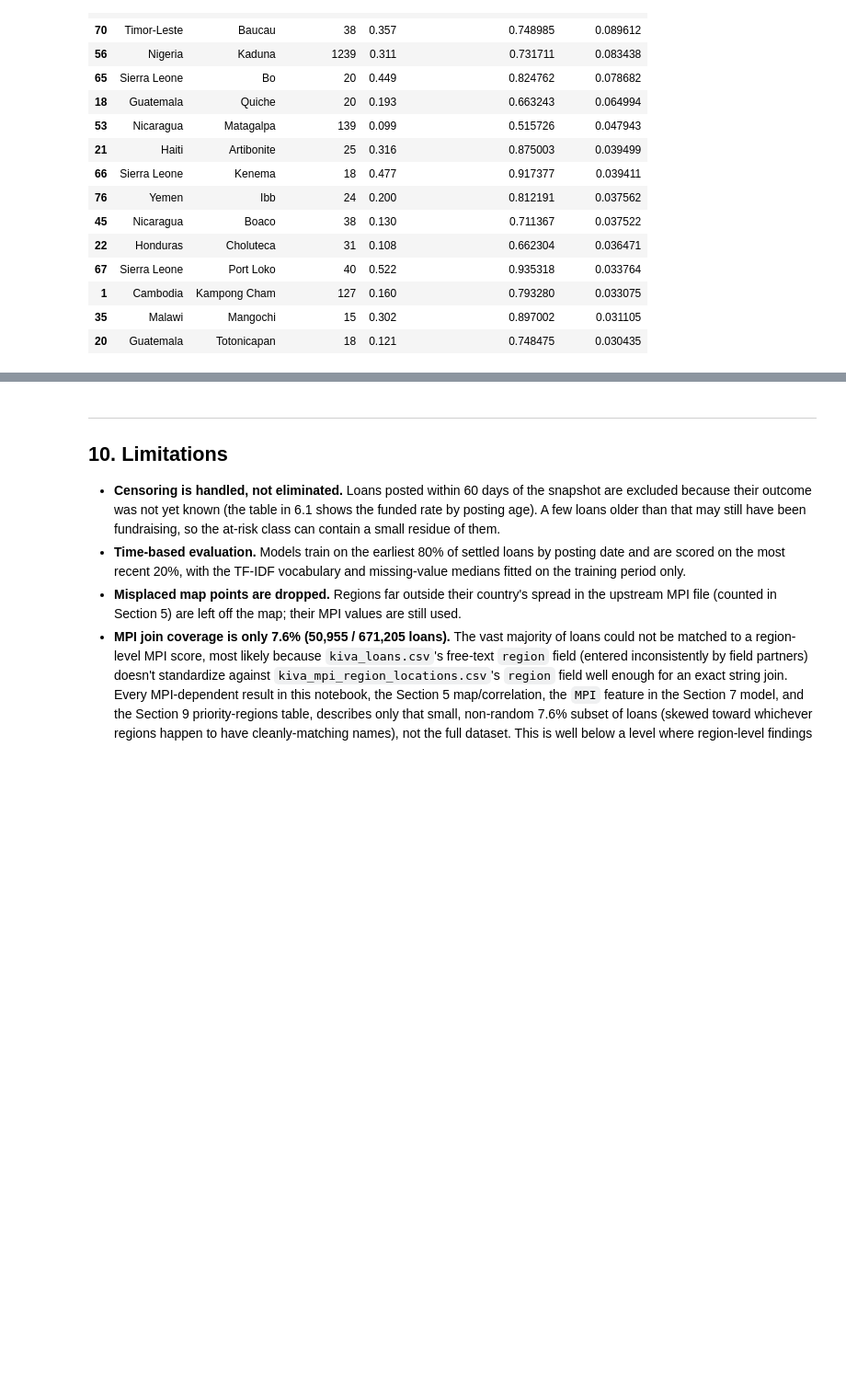
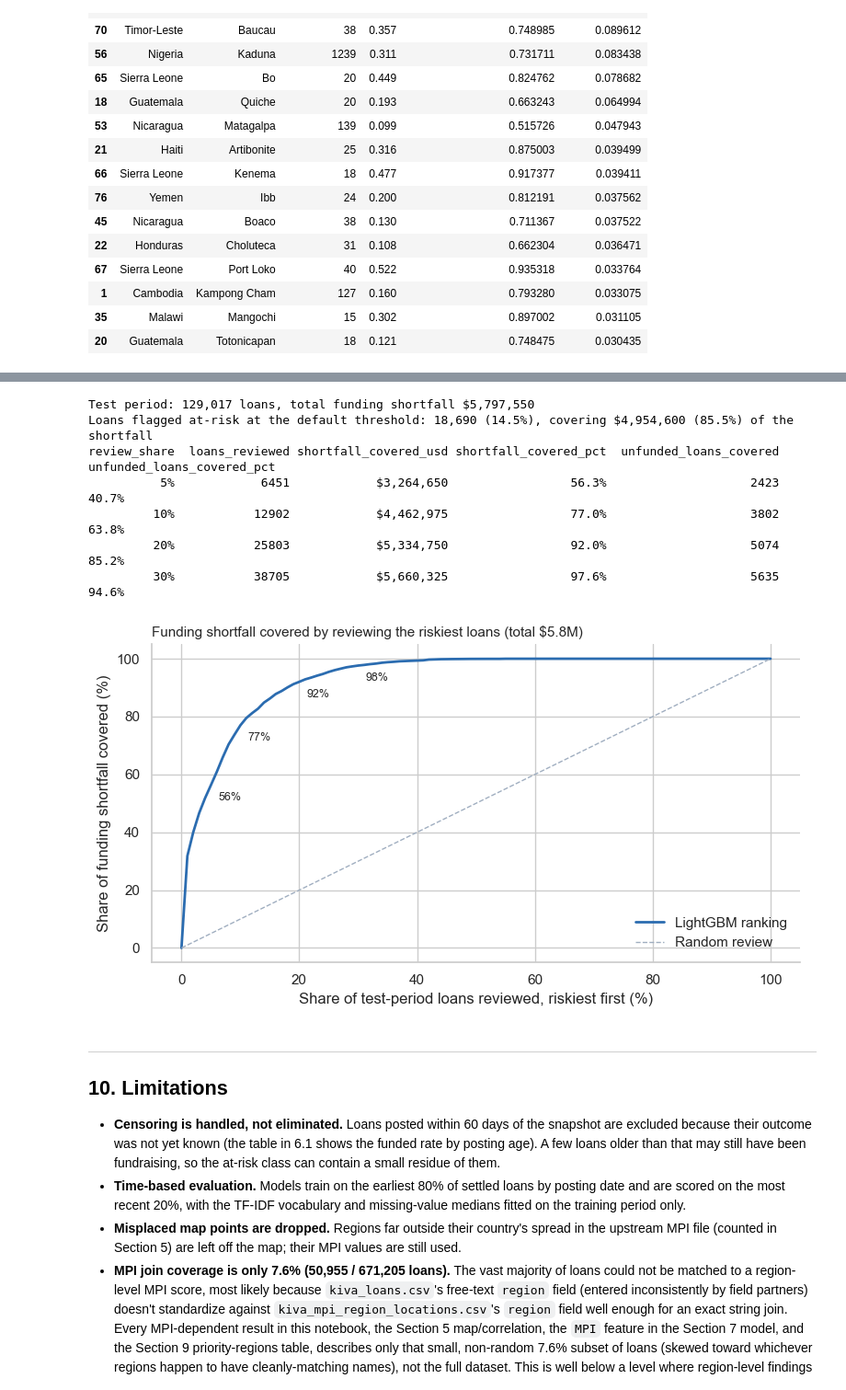
Before and after one commit to alvenyuka/Kiva-Loans-Microfinance-Analytics, a Jupyter notebook: Kiva_Loans_Microfinance_Analytics.ipynb, the cells around one changed output, grey strips where cells are left out. Shown at 92% size. Cells and saved outputs as stored; diff of their text form; code cells hidden in the pictures; blank space fills up the shorter version.

```diff
--- a/Kiva_Loans_Microfinance_Analytics.ipynb
+++ b/Kiva_Loans_Microfinance_Analytics.ipynb
@@ -775,3 +782,47 @@ Regions in priority table: 57
+# %%
+from impact import funding_shortfall, shortfall_capture
+
+test_loans = df.loc[X_test.index, ["loan_amount", "funded_amount"]]
+risk = 1 - y_proba  # higher = more likely to go unfunded
+capture = shortfall_capture(risk, test_loans["loan_amount"], test_loans["funded_amount"])
+total_shortfall = funding_shortfall(test_loans["loan_amount"], test_loans["funded_amount"]).sum()
+flagged = risk >= 0.5
+flagged_cover = funding_shortfall(test_loans["loan_amount"], test_loans["funded_amount"])[flagged].sum()
+
+print(f"Test period: {len(test_loans):,} loans, total funding shortfall ${total_shortfall:,.0f}")
+print(f"Loans flagged at-risk at the default threshold: {flagged.sum():,} "
+      f"({flagged.mean():.1%}), covering ${flagged_cover:,.0f} ({flagged_cover / total_shortfall:.1%}) of the shortfall")
+print(capture.to_string(index=False, formatters={
+    "review_share": "{:.0%}".format, "shortfall_covered_usd": "${:,.0f}".format,
+    "shortfall_covered_pct": "{:.1%}".format, "unfunded_loans_covered_pct": "{:.1%}".format}))
+
+shares = np.linspace(0, 1, 101)
+curve = shortfall_capture(risk, test_loans["loan_amount"], test_loans["funded_amount"], review_shares=shares[1:])
+fig, ax = plt.subplots(figsize=(8, 4.5))
+ax.plot([0] + list(curve["review_share"] * 100), [0] + list(curve["shortfall_covered_pct"] * 100),
+        color="#2b6cb0", lw=2, label=f"{best_model_name} ranking")
+ax.plot([0, 100], [0, 100], color="#a0aec0", ls="--", lw=1, label="Random review")
+for _, r in capture.iterrows():
+    ax.annotate(f"{r['shortfall_covered_pct']:.0%}", (r["review_share"] * 100, r["shortfall_covered_pct"] * 100),
+                textcoords="offset points", xytext=(6, -12), fontsize=9)
+ax.set_xlabel("Share of test-period loans reviewed, riskiest first (%)")
+ax.set_ylabel("Share of funding shortfall covered (%)")
+ax.set_title(f"Funding shortfall covered by reviewing the riskiest loans (total ${total_shortfall / 1e6:.1f}M)",
+             loc="left", fontsize=11)
+ax.legend(frameon=False, loc="lower right")
+ax.spines[["top", "right"]].set_visible(False)
+plt.tight_layout()
+plt.savefig("figs/shortfall_capture.png", dpi=150, bbox_inches="tight")
+plt.show()
+# %% [output]
+Test period: 129,017 loans, total funding shortfall $5,797,550
+Loans flagged at-risk at the default threshold: 18,690 (14.5%), covering $4,954,600 (85.5%) of the shortfall
+review_share  loans_reviewed shortfall_covered_usd shortfall_covered_pct  unfunded_loans_covered unfunded_loans_covered_pct
+          5%            6451            $3,264,650                 56.3%                    2423                      40.7%
+         10%           12902            $4,462,975                 77.0%                    3802                      63.8%
+         20%           25803            $5,334,750                 92.0%                    5074                      85.2%
+         30%           38705            $5,660,325                 97.6%                    5635                      94.6%
+[figure, added]
 # %% [markdown]
 ---
 
```
Also changed, not shown: parts of 1 cell of this notebook, 5 other files.
